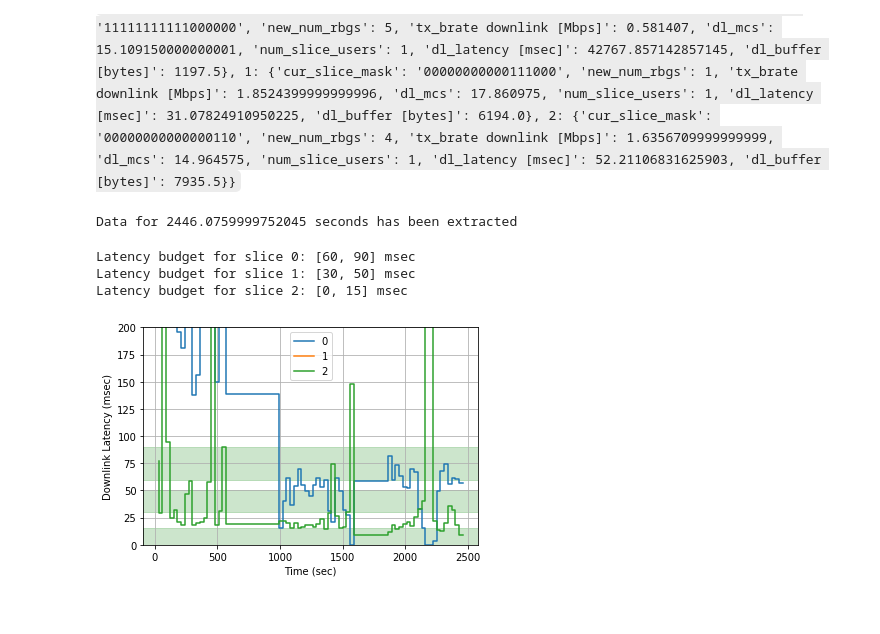
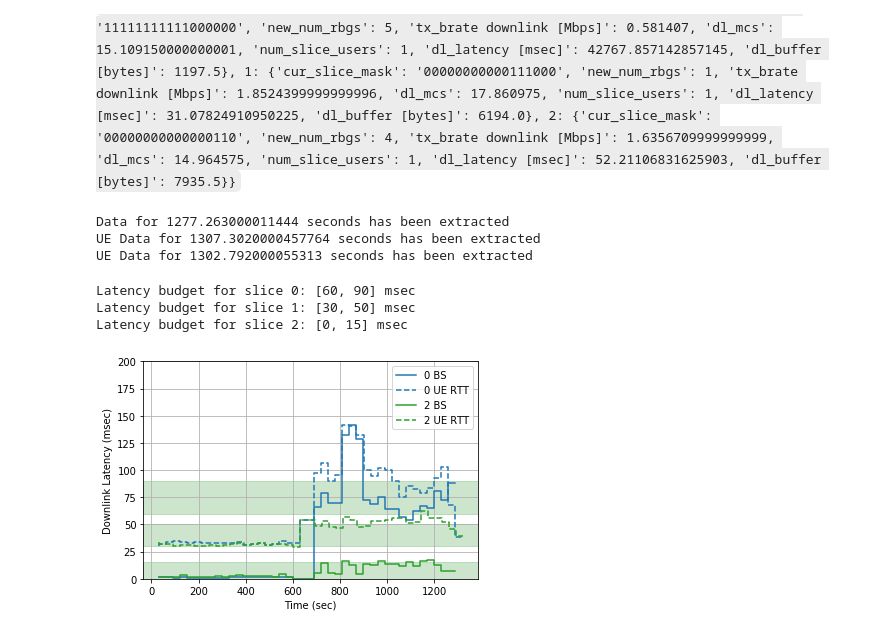
Before and after one commit to serhatarslan-hub/cell-order, a Jupyter notebook: analysis/cell-order-plots.ipynb, the cells around one changed output. Cells and saved outputs as stored; diff of their text form; code cells hidden in the pictures.

```diff
--- a/analysis/cell-order-plots.ipynb
+++ b/analysis/cell-order-plots.ipynb
@@ -15,8 +16,16 @@ LINESTYLE = (0,(4,4))
 LINEWIDTH = 2.5
 SAVE_FIG = True
 
-RESERVATION = 'RES129827'
-cell_order_log_filename = '../data/cell-order-' + RESERVATION + '.log'
+RESERVATION = 'RES129958'
+reservation_data_dir = '../data/' + RESERVATION + '/'
+cell_order_ue_log_filenames = os.listdir(reservation_data_dir)
+cell_order_log_filename = reservation_data_dir + 'cell-order.log'
+cell_order_ue_log_filenames.remove('cell-order.log')
+
+if (SAVE_FIG):
+    reservation_out_dir = '../outputs/' + RESERVATION + '/'
+    if (not os.path.exists(reservation_out_dir)):
+        os.mkdir(reservation_out_dir)
 
 SLA_PERIOD = 30 # seconds over which the SLAs are negotiated
 OUTLIER_PERCENTILE = 5 # Percentile to clip-off from both ends for each SLA period
@@ -26,38 +35,51 @@ slice_delay_budget_msec = {0: [60, 90], 1: [30, 50], 2: [5, 15]}
 Cell-Order log line:
 
 `2022-10-11 22:06:02,322 INFO     ts_ms:1665525962322 slice_metrics:{0: {'cur_slice_mask': '11111111111000000', 'new_num_rbgs': 5, 'tx_brate downlink [Mbps]': 0.581407, 'dl_mcs': 15.109150000000001, 'num_slice_users': 1, 'dl_latency [msec]': 42767.857142857145, 'dl_buffer [bytes]': 1197.5}, 1: {'cur_slice_mask': '00000000000111000', 'new_num_rbgs': 1, 'tx_brate downlink [Mbps]': 1.8524399999999996, 'dl_mcs': 17.860975, 'num_slice_users': 1, 'dl_latency [msec]': 31.07824910950225, 'dl_buffer [bytes]': 6194.0}, 2: {'cur_slice_mask': '00000000000000110', 'new_num_rbgs': 4, 'tx_brate downlink [Mbps]': 1.6356709999999999, 'dl_mcs': 14.964575, 'num_slice_users': 1, 'dl_latency [msec]': 52.21106831625903, 'dl_buffer [bytes]': 7935.5}}`
-# %%
-data, slice_delay_budget_msec = cell_order_log_analysis.read_cell_order_log(cell_order_log_filename)
-cell_order_log_analysis.summarize_over_sla_period(data, SLA_PERIOD, OUTLIER_PERCENTILE)
-# %% [output]
-Data for 2446.0759999752045 seconds has been extracted
+# %%
+bs_data, slice_delay_budget_msec, ts_start = cell_order_log_analysis.read_cell_order_log(cell_order_log_filename)
+cell_order_log_analysis.summarize_over_sla_period(bs_data, SLA_PERIOD, OUTLIER_PERCENTILE)
+
+ue_data = {}
+for cell_order_ue_log_filename in cell_order_ue_log_filenames:
+    cur_filename = reservation_data_dir + cell_order_ue_log_filename
+    cur_data, slice_id, _ = cell_order_log_analysis.read_cell_order_ue_log(cur_filename, ts_start)
+    assert slice_id not in ue_data.keys(), 'Multiple UEs under the same slice!'
+    ue_data[slice_id] = cur_data
+cell_order_log_analysis.summarize_over_sla_period(ue_data, SLA_PERIOD, OUTLIER_PERCENTILE)
+# %% [output]
+Data for 1277.263000011444 seconds has been extracted
+UE Data for 1307.3020000457764 seconds has been extracted
+UE Data for 1302.792000055313 seconds has been extracted
 # %%
 plt.figure()
 
-for s_idx, metrics in data.items():
+for s_idx, metrics in bs_data.items():
     plt.step(metrics['ts_sec'], metrics['lat_msec'],
-             label=s_idx, where='pre', color='C'+str(s_idx))
+             label=str(s_idx) + ' BS', where='pre', color='C'+str(s_idx))
+    plt.step(ue_data[s_idx]['ts_sec'], ue_data[s_idx]['rtt_msec'],
+             label=str(s_idx) + ' UE RTT', where='pre', color='C'+str(s_idx),
+             linestyle='--')
 
 for s_idx, budget in slice_delay_budget_msec.items():
     print("Latency budget for slice {}: {} msec".format(s_idx, budget))
     plt.gca().axhspan(budget[0], budget[1], alpha=0.2, color='green')
 
 # plt.yscale('log')
 plt.ylim([0,200])
 
 plt.xlabel('Time (sec)')
 plt.ylabel('Downlink Latency (msec)')
 plt.legend()
 plt.grid()
 
 if SAVE_FIG:
-    plt.savefig('../outputs/' + RESERVATION + '_lat.png')
+    plt.savefig(reservation_out_dir + 'lat.png')
 
 plt.show()
 # %% [output]
 Latency budget for slice 0: [60, 90] msec
 Latency budget for slice 1: [30, 50] msec
 Latency budget for slice 2: [0, 15] msec
-[figure, old version]
+[figure, new version]
 # %%
 
```
Also changed, not shown: parts of 8 cells of this notebook, 13 other files.
